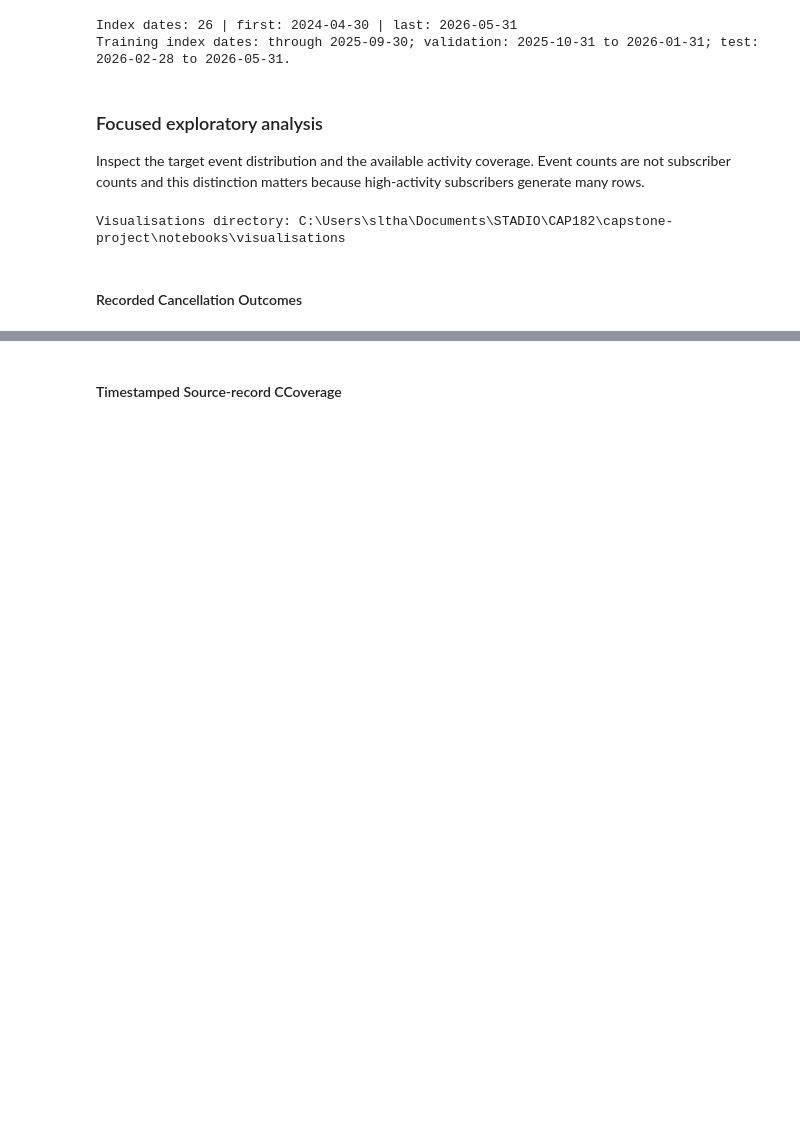
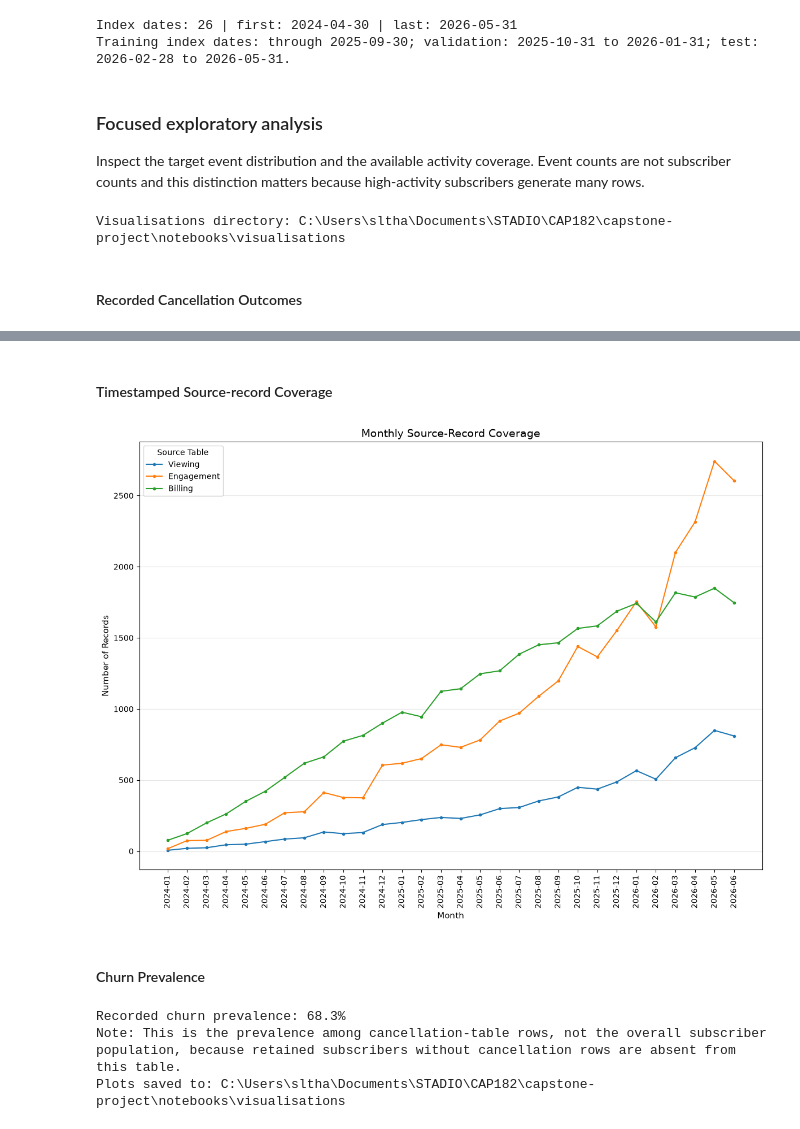
Before and after one commit to Thakgalo-Sehlola/capstone-project, a Jupyter notebook: notebooks/SS3_PartB.ipynb, the cells around one changed output, grey strips where cells are left out. Saved outputs shown, nothing was run; the diff lists cells and outputs as text; code cells hidden in the pictures; blank space fills up the shorter version.

```diff
--- a/notebooks/SS3_PartB.ipynb
+++ b/notebooks/SS3_PartB.ipynb
@@ -604,5 +606,5 @@ plt.close(fig)
 # %% [markdown]
-#### Timestamped Source-record CCoverage
+#### Timestamped Source-record Coverage
 # %%
 date_columns = {
     "Viewing": ("viewing", "viewing_timestamp"),
@@ -610,37 +612,60 @@ date_columns = {
     "Billing": ("billing", "billing_date"),
 }
 
-fig, ax = plt.subplots(figsize=(12, 5))
+fig, ax = plt.subplots(figsize=(12, 9))
 
 for label, (table_name, column) in date_columns.items():
     dates = tables[table_name][column].dropna()
 
     monthly_counts = (
         dates.dt.to_period("M")
         .value_counts()
         .sort_index()
     )
 
     ax.plot(
         monthly_counts.index.astype(str),
         monthly_counts.to_numpy(dtype=float),
         marker="o",
         markersize=3,
         label=label,
     )
 
-ax.set_title("Monthly Source-Record Coverage")
-ax.set_xlabel("Month")
-ax.set_ylabel("Number of Records")
+ax.set_title("Monthly Source-Record Coverage", fontsize=14)
+ax.set_xlabel("Month", fontsize=11)
+ax.set_ylabel("Number of Records", fontsize=11)
 ax.tick_params(axis="x", rotation=90)
 ax.legend(title="Source Table")
 ax.grid(axis="y", alpha=0.3)
 
 plt.tight_layout()
+
 fig.savefig(
     VISUALISATION_DIR / "monthly_source_record_coverage.png",
     dpi=300,
     bbox_inches="tight",
 )
+
 plt.show()
 plt.close(fig)
+# %% [output]
+[figure, added]
+# %% [markdown]
+#### Churn Prevalence
+# %%
+print(
+    "Recorded churn prevalence:",
+    f"{outcome['churn_indicator'].mean():.1%}",
+)
+
+print(
+    "Note: This is the prevalence among cancellation-table rows, "
+    "not the overall subscriber population, because retained "
+    "subscribers without cancellation rows are absent from this table."
+)
+
+print(f"Plots saved to: {VISUALISATION_DIR}")
+# %% [output]
+Recorded churn prevalence: 68.3%
+Note: This is the prevalence among cancellation-table rows, not the overall subscriber population, because retained subscribers without cancellation rows are absent from this table.
+Plots saved to: C:\Users\sltha\Documents\STADIO\CAP182\capstone-project\notebooks\visualisations
```
Also changed, not shown: parts of 10 cells of this notebook.
